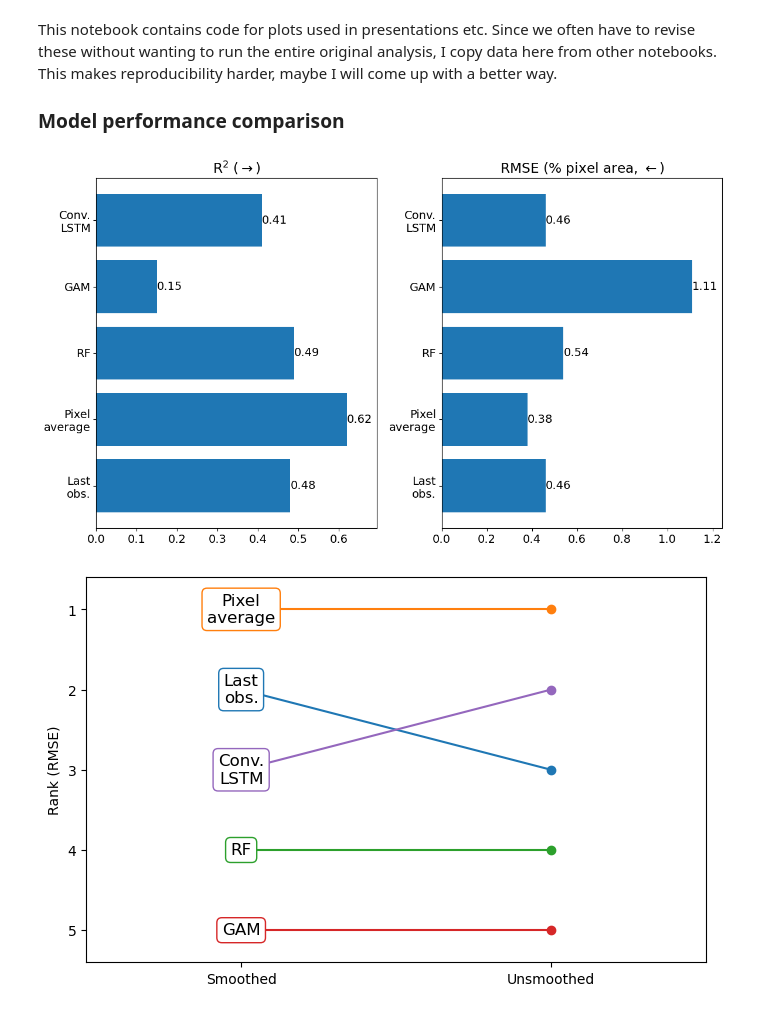
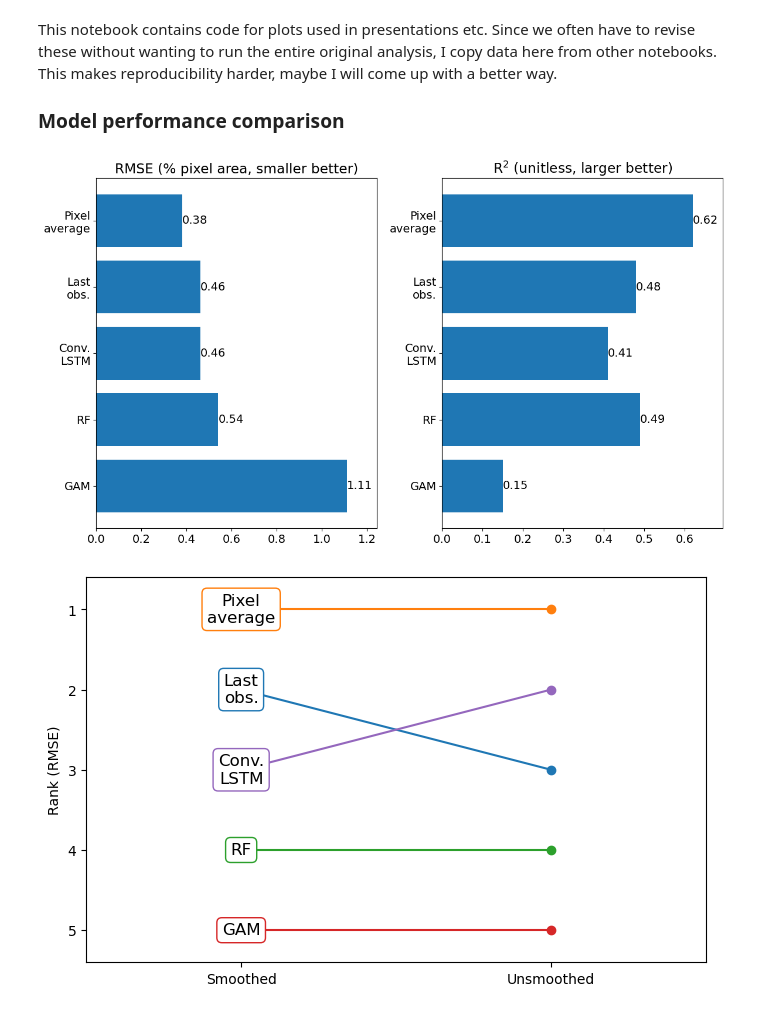
Before and after one commit to s-kganz/ForestLST, a Jupyter notebook: notebooks/plots.ipynb, the cells around one changed output. Drawn from its saved outputs; the diff is of its cells as text; code cells hidden in the pictures.

Commit message:
sort labels in plots

```diff
--- a/notebooks/plots.ipynb
+++ b/notebooks/plots.ipynb
@@ -16,31 +16,38 @@ smooth_rmse = np.array([0.46, 0.38, 0.54, 1.11, 0.46])
 
 raw_r2   = np.array([0.14, 0.17, 0.07, 0.15, 0.11])
 raw_rmse = np.array([1.00, 0.83, 1.08, 1.09, 0.91])
+
+# sort by decreasing rmse
+sort_arg = np.argsort(smooth_rmse)[::-1]
+
+labels_sort = labels[sort_arg]
+smooth_r2_sort = smooth_r2[sort_arg]
+smooth_rmse_sort = smooth_rmse[sort_arg]
 # %%
 # Only show the results on smoothed models
 # matplotlib.rcParams.update(matplotlib.rcParamsDefault)
 x = np.arange(len(labels))
 
 with plt.rc_context({"font.size": 14}):
     fig, (ax1, ax2) = plt.subplots(1, 2, figsize=(12, 7))
 
-    b = ax1.barh(labels, smooth_r2, label="Smoothed")
-    ax1.set_yticks(x, labels)
-    ax1.set_title("R$^2$ ($\\rightarrow$)")
+    b = ax2.barh(labels_sort, smooth_r2_sort, label="Smoothed")
+    ax2.set_yticks(x, labels_sort)
+    ax2.set_title("R$^2$ (unitless, larger better)")
+    ax2.bar_label(b, fmt="%.2f")
+    ax2.margins(x=0.12)
+
+    b = ax1.barh(labels_sort, smooth_rmse_sort, label="Smoothed")
+    ax1.set_yticks(x, labels_sort)
+    ax1.set_title("RMSE (% pixel area, smaller better)")
     ax1.bar_label(b, fmt="%.2f")
     ax1.margins(x=0.12)
-
-    b = ax2.barh(labels, smooth_rmse, label="Smoothed")
-    ax2.set_yticks(x, labels)
-    ax2.set_title("RMSE (% pixel area, $\\leftarrow$)")
-    ax2.bar_label(b, fmt="%.2f")
-    ax2.margins(x=0.12)
 
     plt.tight_layout()
 
 plt.show()
 # %% [output]
-[figure, old version]
+[figure, new version]
 # %%
 # Show the performance ranking by RMSE of the smoothed vs. unsmoothed models
 # Yes, you have to run it twice
```
